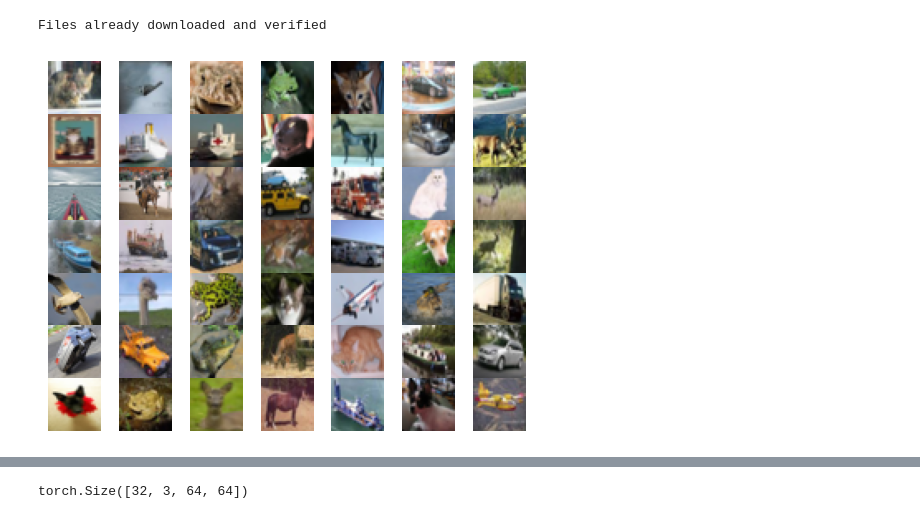
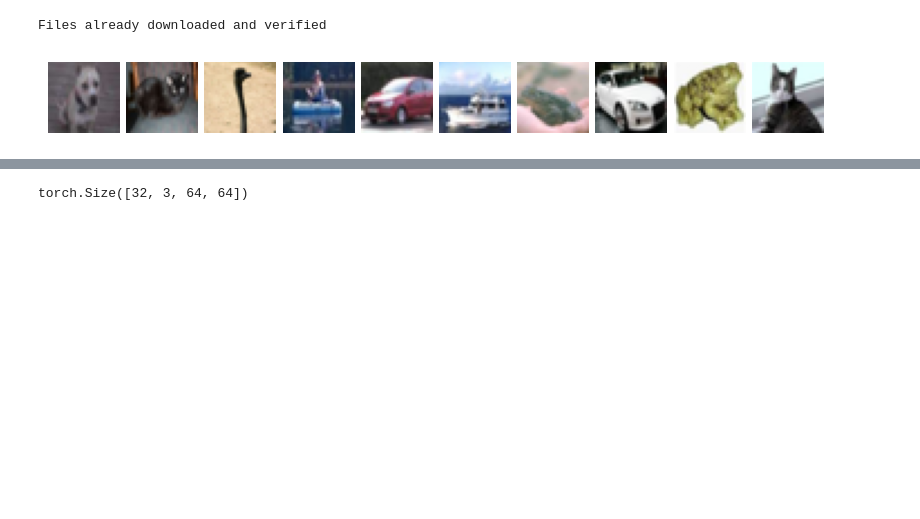
Before and after one commit to minjepar/ddpm_pytorch, a Jupyter notebook: ddpm_cifar.ipynb, the cells around one changed output, grey strips where cells are left out. Drawn from its saved outputs; the diff is of its cells as text; code cells hidden in the pictures; blank space fills up the shorter version.

```diff
--- a/ddpm_cifar.ipynb
+++ b/ddpm_cifar.ipynb
@@ -26,13 +26,10 @@ device = torch.device("cuda" if torch.cuda.is_available() else "cpu")
 # %%
 # data
 # we don't need labels for unconditional image generation
-#data_mean = (0.491, 0.482, 0.447)
-#data_std = (0.247, 0.243, 0.262)
 train_tx = transforms.Compose([
     transforms.RandomHorizontalFlip(),
-    #transforms.RandomCrop(size=32, padding=4),
-    transforms.ToTensor(), # [0,1]
-    #transforms.Normalize(data_mean, data_std),
+    transforms.ToTensor(), # [0, 1]
+    transforms.Lambda(lambda x : 2 * x - 1) # [-1, 1]
 ])
 
 batch_size = 64
@@ -41,21 +38,23 @@ train_loader = torch.utils.data.DataLoader(cifar10_ds, batch_size=batch_size, sh
 # %% [output]
 Files already downloaded and verified
 # %%
-def show_images(idxs, nr=7, nc=7):
-    if len(idxs) != nr * nc:
-        idxs = np.random.randint(0, len(cifar10_ds), size=nr * nc)
-
-    #fig = plt.figure(figsize=(nr/2, nc/2))
-    fig = plt.figure()
-    for i, idx in enumerate(idxs):
-        img, label = cifar10_ds[idx]
-        img = img.numpy().transpose(1, 2, 0)
-        fig.add_subplot(nr, nc, i + 1)
+def show_images(x):
+    n = len(x) if isinstance(x, list) else x.shape[0] # list or batch
+    nr = (n + 9) // 10
+    nc = min(n, 10)
+    fig = plt.figure(figsize=(nc, nr))
+    for i in range(n):
+        img = x[i]
+        img = img.detach().cpu().numpy().transpose(1, 2, 0)
+        img = (img + 1) / 2 # [-1, 1] --> [0, 1]
+        img = np.clip(img, 0, 1) # might be out of [0, 1] due to added noise
+        ax = plt.subplot(nr, nc, i + 1)
         plt.imshow(img)
         plt.axis('off')
-    plt.subplots_adjust(hspace=0, wspace=0)
+    plt.subplots_adjust(wspace=0.1, hspace=0.1)
     plt.show()
-show_images([])
+
+show_images([cifar10_ds[i][0] for i in np.random.randint(0, len(cifar10_ds), size=10)])
 # %% [output]
-[figure, old version]
+[figure, new version]
 # %%
```
Also changed, not shown: parts of 5 cells of this notebook.
